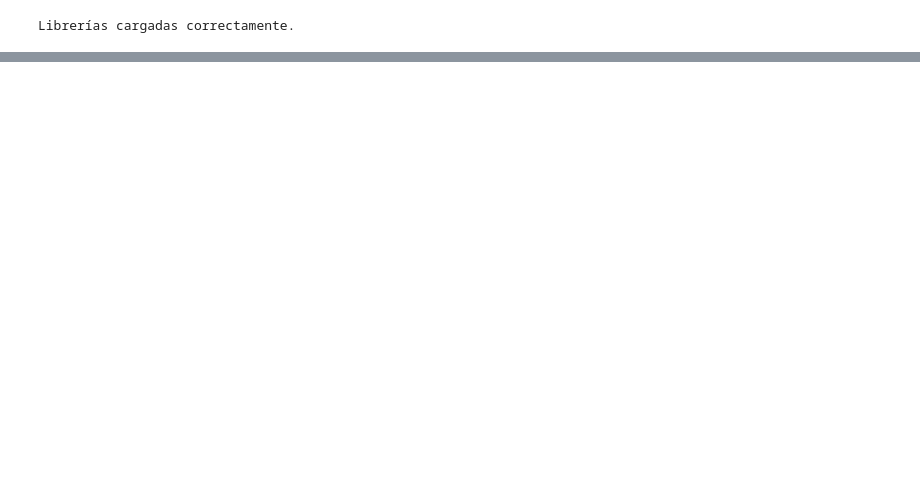
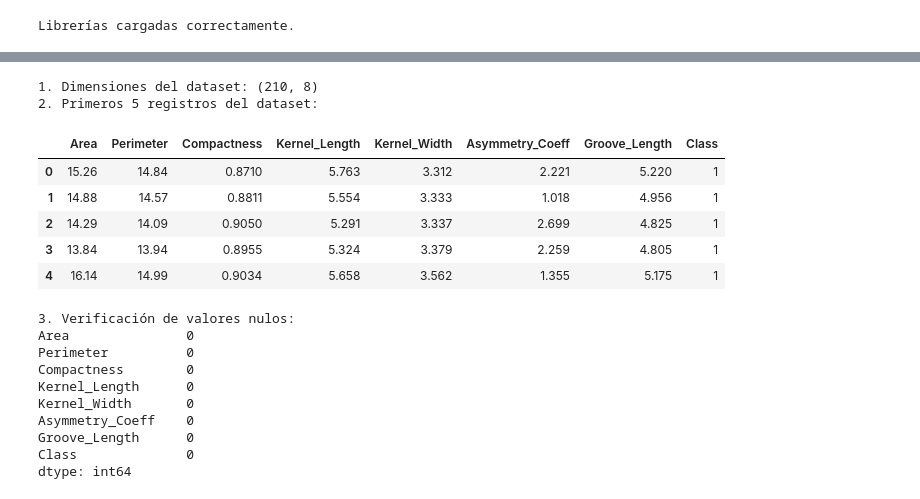
Before and after one commit to Roberto-Araujo-98/ENTREGABLE-FUNDAMENTOS-Y-ALGORITMIA-PARA-INTELIGENCIA-ARTIFICIAL, a Jupyter notebook: Entregable_fund_algor_ia.ipynb, the cells around one changed output, grey strips where cells are left out. Drawn from its saved outputs; the diff is of its cells as text; code cells hidden in the pictures; blank space fills up the shorter version.

```diff
--- a/Entregable_fund_algor_ia.ipynb
+++ b/Entregable_fund_algor_ia.ipynb
@@ -68 +26,52 @@ dtype: int64
+# %%
+#  CARGA Y EXPLORACIÓN DEL DATASET (Pandas & NumPy)
+# Dataset Seeds - UCI Machine Learning Repository
+# El archivo seeds_dataset.txt debe estar en la misma carpeta que este notebook.
+
+columnas = [
+    'Area',
+    'Perimeter',
+    'Compactness',
+    'Kernel_Length',
+    'Kernel_Width',
+    'Asymmetry_Coeff',
+    'Groove_Length',
+    'Class'
+]
+
+df = pd.read_csv(
+    'seeds_dataset.txt',
+    sep=r'\s+',
+    header=None,
+    names=columnas
+)
+
+# La variable Class identifica las tres variedades de trigo (1, 2 y 3).
+df['Class'] = df['Class'].astype(int)
+
+print("1. Dimensiones del dataset:", df.shape)
+print("2. Primeros 5 registros del dataset:")
+display(df.head())
+
+print("\n3. Verificación de valores nulos:")
+print(df.isnull().sum())
+# %% [output]
+1. Dimensiones del dataset: (210, 8)
+2. Primeros 5 registros del dataset:
+|  | Area | Perimeter | Compactness | Kernel_Length | Kernel_Width | Asymmetry_Coeff | Groove_Length | Class |
+| 0 | 15.26 | 14.84 | 0.8710 | 5.763 | 3.312 | 2.221 | 5.220 | 1 |
+| 1 | 14.88 | 14.57 | 0.8811 | 5.554 | 3.333 | 1.018 | 4.956 | 1 |
+| 2 | 14.29 | 14.09 | 0.9050 | 5.291 | 3.337 | 2.699 | 4.825 | 1 |
+| 3 | 13.84 | 13.94 | 0.8955 | 5.324 | 3.379 | 2.259 | 4.805 | 1 |
+| 4 | 16.14 | 14.99 | 0.9034 | 5.658 | 3.562 | 1.355 | 5.175 | 1 |
+3. Verificación de valores nulos:
+Area               0
+Perimeter          0
+Compactness        0
+Kernel_Length      0
+Kernel_Width       0
+Asymmetry_Coeff    0
+Groove_Length      0
+Class              0
+dtype: int64
 # %%
```
Also changed, not shown: parts of 9 cells of this notebook, 1 other file.
